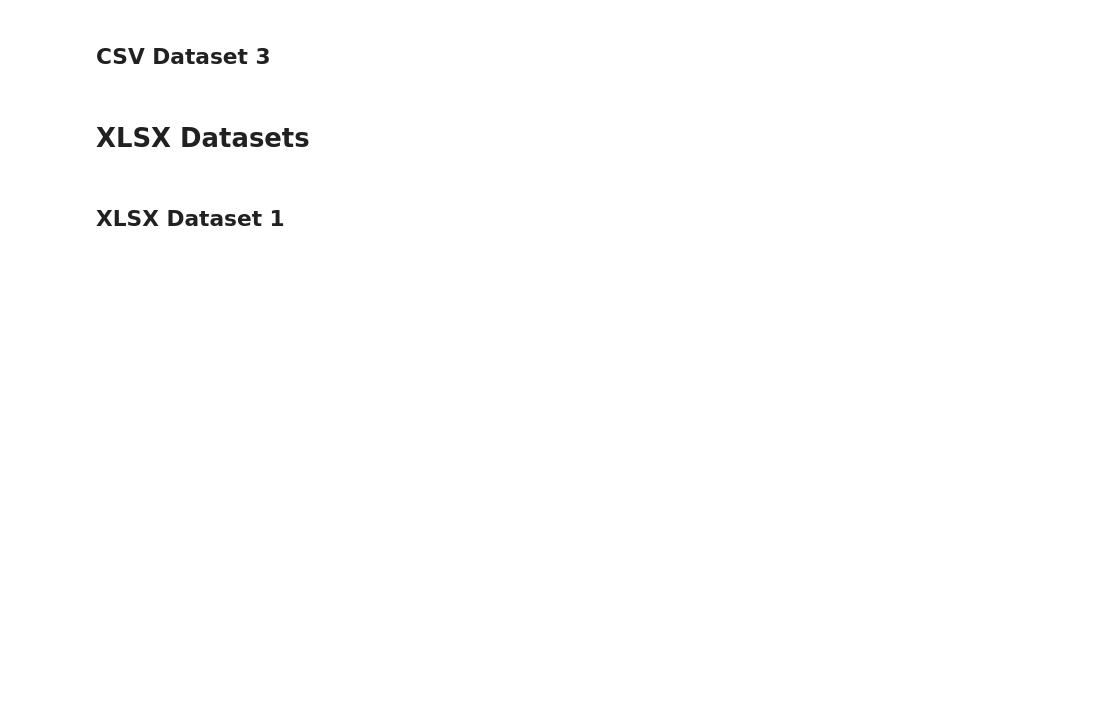
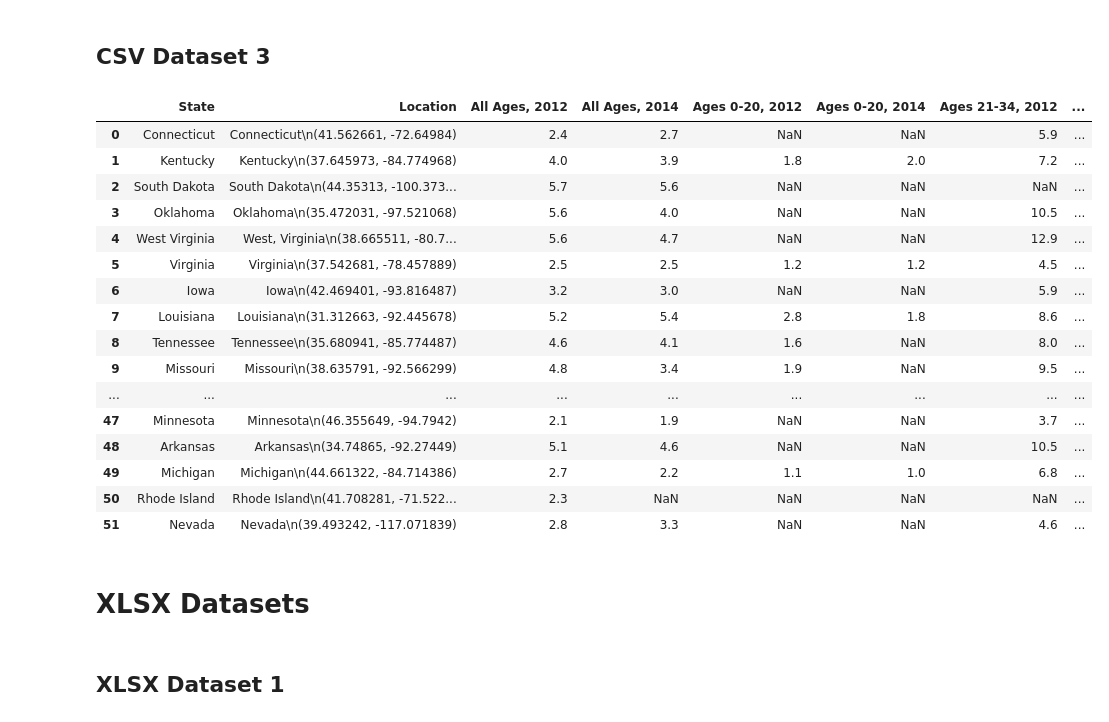
Before and after one commit to bonitr02/datasci_1_loading, a Jupyter notebook: HHA507_wk1_datasci_1_loading.ipynb, the cells around one changed output. Drawn from its saved outputs; the diff is of its cells as text; code cells hidden in the pictures; blank space fills up the shorter version.

```diff
--- a/HHA507_wk1_datasci_1_loading.ipynb
+++ b/HHA507_wk1_datasci_1_loading.ipynb
@@ -11,5 +58,26 @@ import pandas as pd
 # %% [markdown]
 ## CSV Dataset 3
+# %%
+impaired_driving = pd.read_csv('/content/Impaired_Driving_Death_Rate__by_Age_and_Gender__2012___2014__All_States.csv')
+impaired_driving
+# %% [output]
+|  | State | Location | All Ages, 2012 | All Ages, 2014 | Ages 0-20, 2012 | Ages 0-20, 2014 | Ages 21-34, 2012 | ... |
+| 0 | Connecticut | Connecticut\n(41.562661, -72.64984) | 2.4 | 2.7 | NaN | NaN | 5.9 | ... |
+| 1 | Kentucky | Kentucky\n(37.645973, -84.774968) | 4.0 | 3.9 | 1.8 | 2.0 | 7.2 | ... |
+| 2 | South Dakota | South Dakota\n(44.35313, -100.373... | 5.7 | 5.6 | NaN | NaN | NaN | ... |
+| 3 | Oklahoma | Oklahoma\n(35.472031, -97.521068) | 5.6 | 4.0 | NaN | NaN | 10.5 | ... |
+| 4 | West Virginia | West, Virginia\n(38.665511, -80.7... | 5.6 | 4.7 | NaN | NaN | 12.9 | ... |
+| 5 | Virginia | Virginia\n(37.542681, -78.457889) | 2.5 | 2.5 | 1.2 | 1.2 | 4.5 | ... |
+| 6 | Iowa | Iowa\n(42.469401, -93.816487) | 3.2 | 3.0 | NaN | NaN | 5.9 | ... |
+| 7 | Louisiana | Louisiana\n(31.312663, -92.445678) | 5.2 | 5.4 | 2.8 | 1.8 | 8.6 | ... |
+| 8 | Tennessee | Tennessee\n(35.680941, -85.774487) | 4.6 | 4.1 | 1.6 | NaN | 8.0 | ... |
+| 9 | Missouri | Missouri\n(38.635791, -92.566299) | 4.8 | 3.4 | 1.9 | NaN | 9.5 | ... |
+| ... | ... | ... | ... | ... | ... | ... | ... | ... |
+| 47 | Minnesota | Minnesota\n(46.355649, -94.7942) | 2.1 | 1.9 | NaN | NaN | 3.7 | ... |
+| 48 | Arkansas | Arkansas\n(34.74865, -92.27449) | 5.1 | 4.6 | NaN | NaN | 10.5 | ... |
+| 49 | Michigan | Michigan\n(44.661322, -84.714386) | 2.7 | 2.2 | 1.1 | 1.0 | 6.8 | ... |
+| 50 | Rhode Island | Rhode Island\n(41.708281, -71.522... | 2.3 | NaN | NaN | NaN | NaN | ... |
+| 51 | Nevada | Nevada\n(39.493242, -117.071839) | 2.8 | 3.3 | NaN | NaN | 4.6 | ... |
 # %% [markdown]
 # XLSX Datasets
 # %% [markdown]
```
Also changed, not shown: parts of 10 cells of this notebook.
